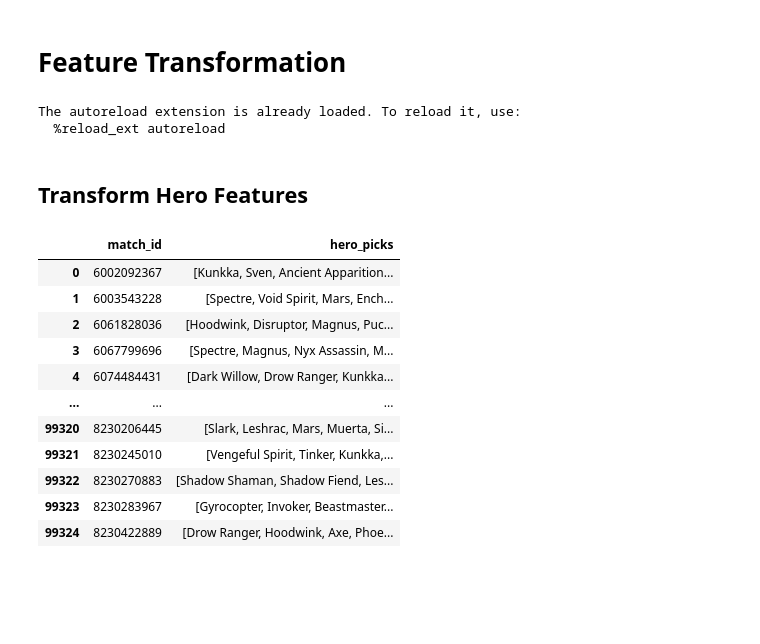
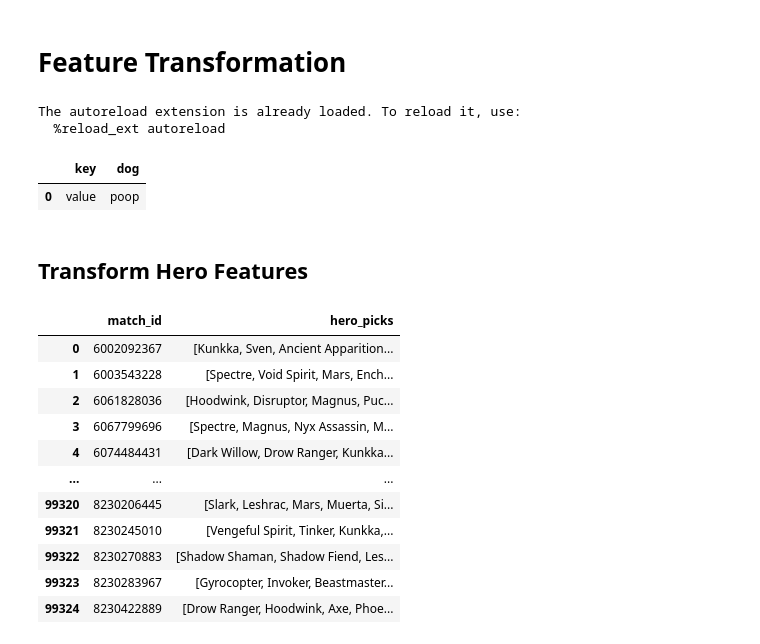
Before and after one commit to Haochen92/dota2pred, a Jupyter notebook: backend/notebooks/features/feature_transformation.ipynb, the cells around one changed output. Drawn from its saved outputs; the diff is of its cells as text; code cells hidden in the pictures; blank space fills up the shorter version.

```diff
--- a/backend/notebooks/features/feature_transformation.ipynb
+++ b/backend/notebooks/features/feature_transformation.ipynb
@@ -10,6 +10,14 @@ pd.set_option('display.max_rows', 50)
 # %% [output]
 The autoreload extension is already loaded. To reload it, use:
   %reload_ext autoreload
+# %%
+data_dict = [{'key':'value', 'dog':'poop'}]
+
+df = pd.DataFrame(data_dict)
+df
+# %% [output]
+|  | key | dog |
+| 0 | value | poop |
 # %%
 from src.redis.redis_client import RedisClient
 
```
Also changed, not shown: parts of 1 cell of this notebook, 31 other files.
